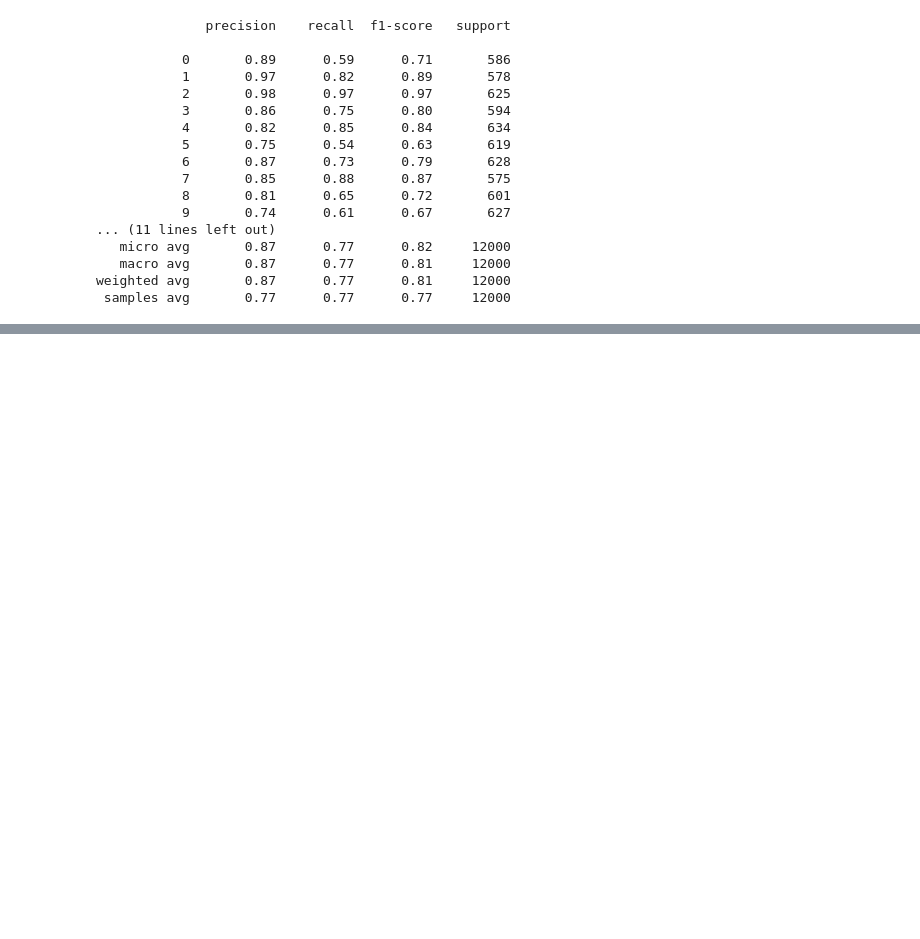
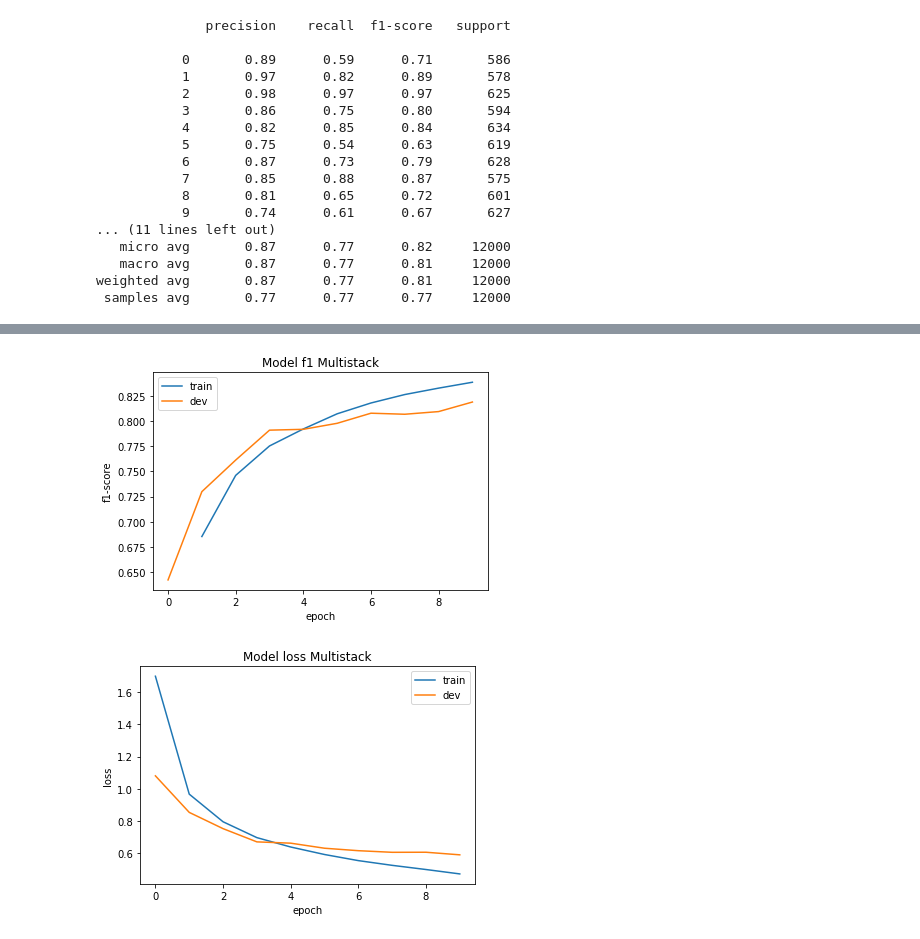
Before and after one commit to markioan/RNNTextAnalytics, a Jupyter notebook: notebooks/LSTM_EMBENDING.ipynb, the cells around one changed output, grey strips where cells are left out. Cells and saved outputs as stored; diff of their text form; code cells hidden in the pictures; blank space fills up the shorter version.

Commit message:
LSTM Multi Stack

```diff
--- a/notebooks/LSTM_EMBENDING.ipynb
+++ b/notebooks/LSTM_EMBENDING.ipynb
@@ -546,0 +625,25 @@ weighted avg       0.87      0.77      0.81     12000
+# %%
+
+%matplotlib inline
+import matplotlib.pyplot as plt
+
+
+# summarize history for f1
+plt.plot(history2.history['f1'])
+plt.plot(history2.history['val_f1'])
+plt.title('Model f1 Multistack')
+plt.ylabel('f1-score')
+plt.xlabel('epoch')
+plt.legend(['train', 'dev'], loc='upper left')
+plt.show()
+# summarize history for loss
+plt.plot(history2.history['loss'])
+plt.plot(history2.history['val_loss'])
+plt.title('Model loss Multistack')
+plt.ylabel('loss')
+plt.xlabel('epoch')
+plt.legend(['train', 'dev'], loc='upper right')
+plt.show()
+# %% [output]
+[figure, added]
+[figure, added]
```
Also changed, not shown: parts of 6 cells of this notebook.
